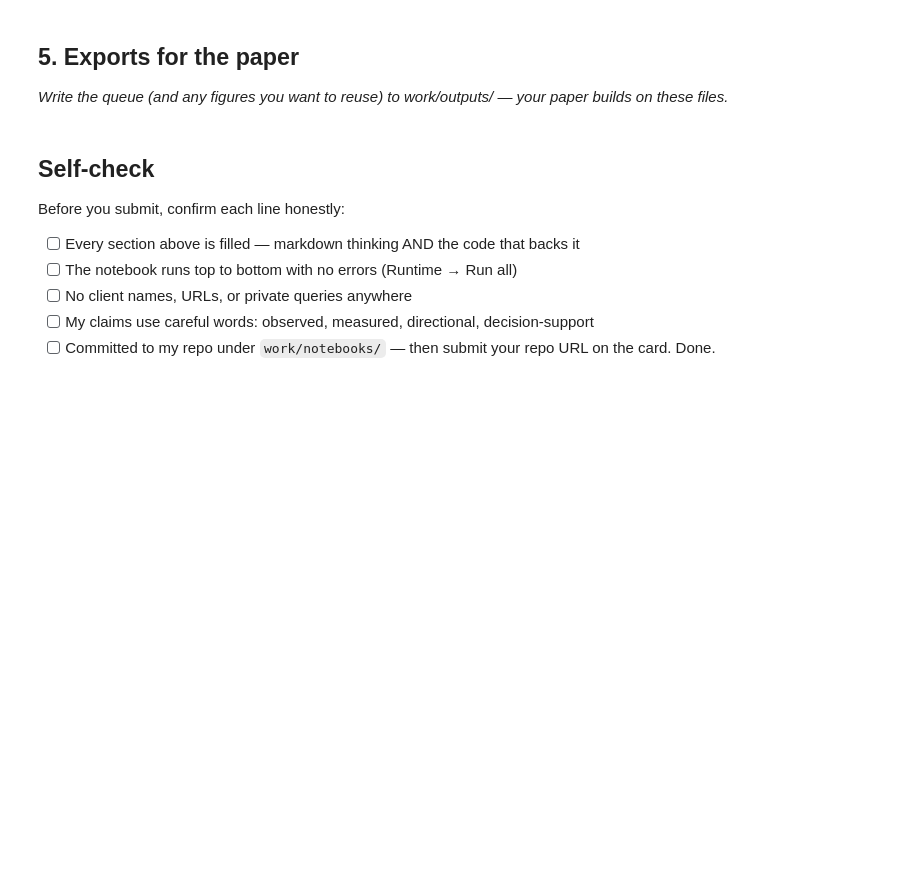
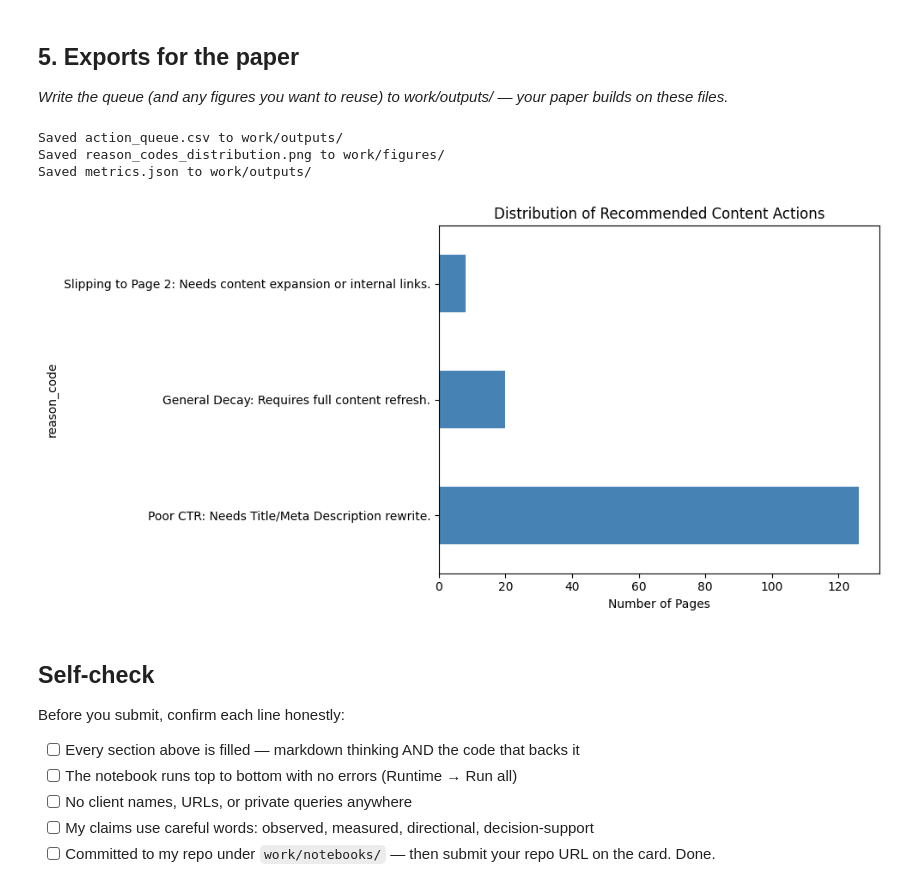
Before and after one commit to Ud007it/Flyrank-ML-, a Jupyter notebook: work/notebooks/w07_action_playbook.ipynb, the cells around one changed output. Cells and saved outputs as stored; diff of their text form; code cells hidden in the pictures; blank space fills up the shorter version.

```diff
--- a/work/notebooks/w07_action_playbook.ipynb
+++ b/work/notebooks/w07_action_playbook.ipynb
@@ -26,6 +151,39 @@ This skeleton is yours to fill. Work the sections **in order** — each one has
 ## 5. Exports for the paper
 
 *Write the queue (and any figures you want to reuse) to work/outputs/ — your paper builds on these files.*
+# %%
+# Create directories if they don't exist
+os.makedirs('work/outputs', exist_ok=True)
+os.makedirs('work/figures', exist_ok=True)
+
+# 1. Export the Queue CSV (This will be ignored by Git as per the rules, but your paper will reference it)
+playbook.to_csv('work/outputs/action_queue.csv', index=False)
+print("Saved action_queue.csv to work/outputs/")
+
+# 2. Export a Figure for the Capstone Paper (e.g., Distribution of Reason Codes)
+plt.figure(figsize=(10, 5))
+playbook['reason_code'].value_counts().plot(kind='barh', color='steelblue')
+plt.title('Distribution of Recommended Content Actions')
+plt.xlabel('Number of Pages')
+plt.tight_layout()
+plt.savefig('work/figures/reason_codes_distribution.png')
+print("Saved reason_codes_distribution.png to work/figures/")
+
+# 3. Export Metrics JSON
+metrics = {
+    "total_pages_scored": len(df),
+    "refresh_candidates_flagged": len(playbook),
+    "model_type": "RandomForestClassifier",
+    "primary_features": features
+}
+with open('work/outputs/metrics.json', 'w') as f:
+    json.dump(metrics, f, indent=4)
+print("Saved metrics.json to work/outputs/")
+# %% [output]
+Saved action_queue.csv to work/outputs/
+Saved reason_codes_distribution.png to work/figures/
+Saved metrics.json to work/outputs/
+[figure, added]
 # %% [markdown]
 ## Self-check
 
```
Also changed, not shown: parts of 5 cells of this notebook.
